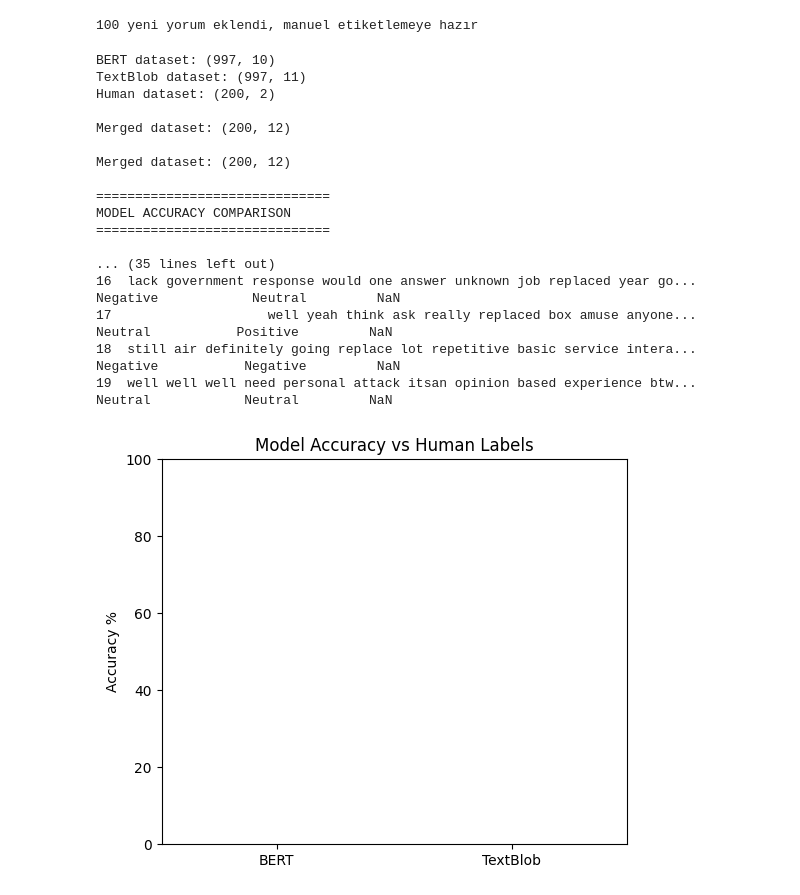
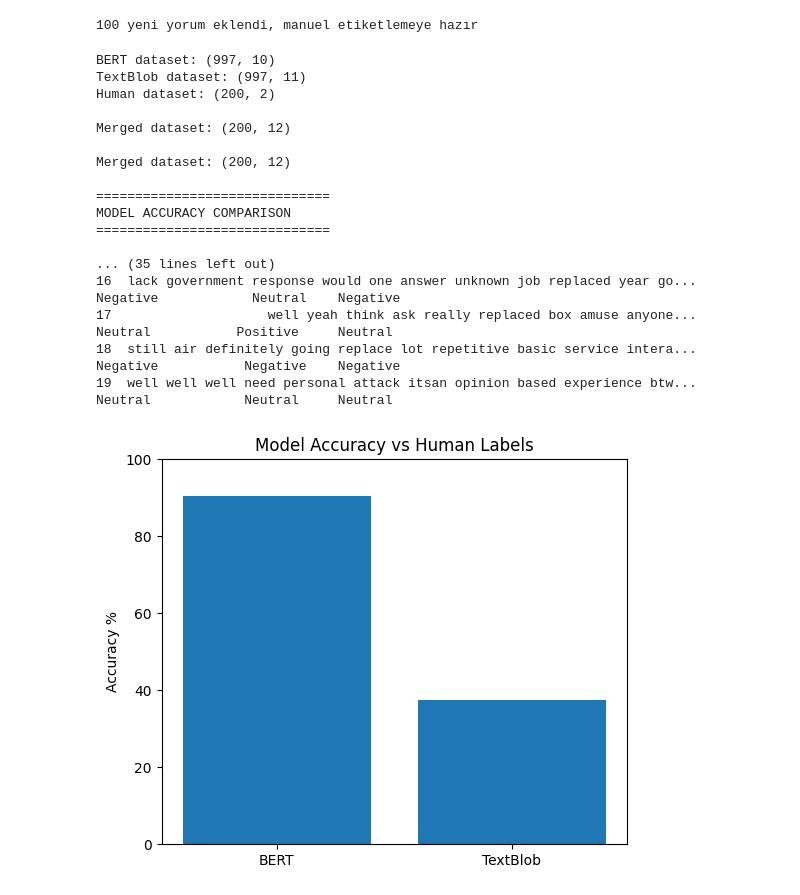
Before and after one commit to ssymnur/bitirme, a Jupyter notebook: BERT.ipynb, the cells around one changed output. Saved outputs shown, nothing was run; the diff lists cells and outputs as text; code cells hidden in the pictures.

```diff
--- a/BERT.ipynb
+++ b/BERT.ipynb
@@ -1915,7 +1856,7 @@ import matplotlib.pyplot as plt
 
 bert_df = pd.read_csv("bert_3class_results.csv")
 tb_df = pd.read_csv("reddit_comments_sentiment_table.csv")
-human_df = pd.read_csv("human_labels.csv")
+human_df = pd.read_csv("human_label.csv")
 
 print("BERT dataset:", bert_df.shape)
 print("TextBlob dataset:", tb_df.shape)
@@ -2128,35 +2069,35 @@ print(
             "Human_Label"
         ]
     ].head(10).to_string()
 )
 
 # -----------------------------------
 # 11. SAVE FINAL RESULTS
 # -----------------------------------
 
 df.to_csv(
     "final_human_comparison.csv",
     index=False,
     encoding="utf-8-sig"
 )
 
 print("\n✅ File saved: final_human_comparison.csv")
 # %% [output]
 BERT dataset: (997, 10)
 TextBlob dataset: (997, 11)
 Human dataset: (200, 2)
 
 Merged dataset: (200, 12)
 
 Merged dataset: (200, 12)
 
 ==============================
 MODEL ACCURACY COMPARISON
 ==============================
 
 ... (35 lines left out)
-16  lack government response would one answer unknown job replaced year go...       Negative            Neutral         NaN
-17                    well yeah think ask really replaced box amuse anyone...        Neutral           Positive         NaN
-18  still air definitely going replace lot repetitive basic service intera...       Negative           Negative         NaN
-19  well well well need personal attack itsan opinion based experience btw...        Neutral            Neutral         NaN
+16  lack government response would one answer unknown job replaced year go...       Negative            Neutral    Negative
+17                    well yeah think ask really replaced box amuse anyone...        Neutral           Positive     Neutral
+18  still air definitely going replace lot repetitive basic service intera...       Negative           Negative    Negative
+19  well well well need personal attack itsan opinion based experience btw...        Neutral            Neutral     Neutral
-[figure, old version]
+[figure, new version]
```
Also changed, not shown: parts of 18 cells of this notebook, 12 other files.
